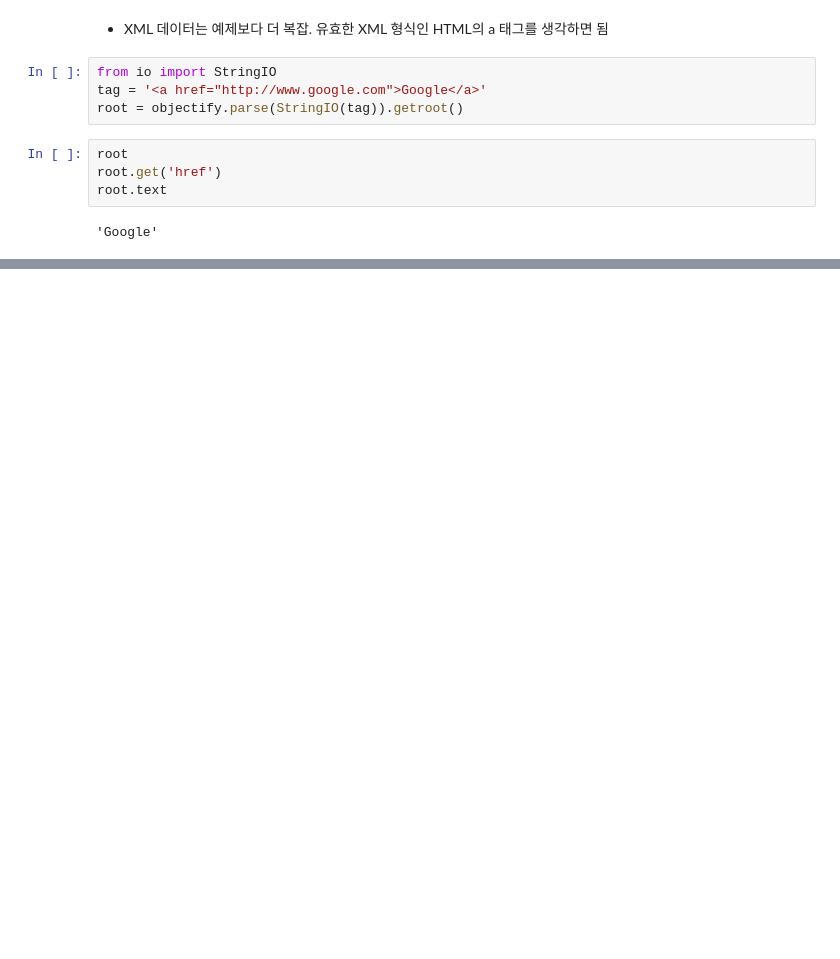
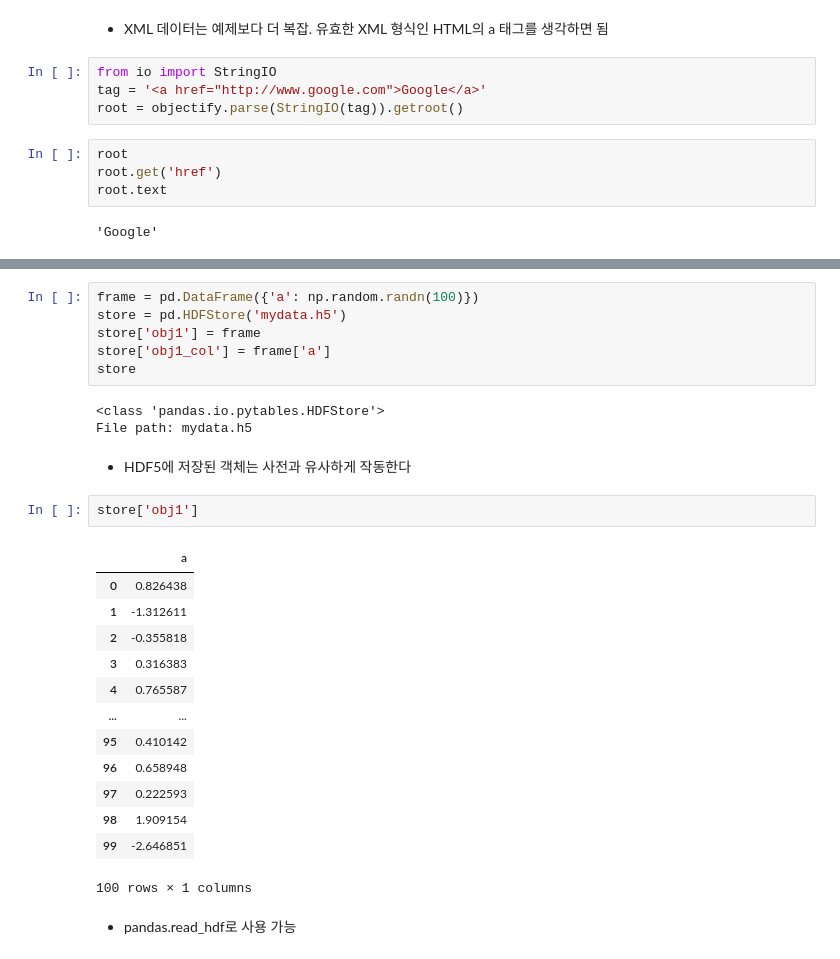
Before and after one commit to helloKH/Psypy, a Jupyter notebook: Psypy_Data Load & Preparations(Chapter 6 ~7).ipynb, the cells around one changed output, grey strips where cells are left out. Saved outputs shown, nothing was run; the diff lists cells and outputs as text; blank space fills up the shorter version.

```diff
--- a/Psypy_Data Load & Preparations(Chapter 6 ~7).ipynb
+++ b/Psypy_Data Load & Preparations(Chapter 6 ~7).ipynb
@@ -533,0 +559,29 @@ root.text
+# %%
+frame = pd.DataFrame({'a': np.random.randn(100)})
+store = pd.HDFStore('mydata.h5')
+store['obj1'] = frame
+store['obj1_col'] = frame['a']
+store
+# %% [output]
+<class 'pandas.io.pytables.HDFStore'>
+File path: mydata.h5
+# %% [markdown]
+- HDF5에 저장된 객체는 사전과 유사하게 작동한다
+# %%
+store['obj1']
+# %% [output]
+|  | a |
+| 0 | 0.826438 |
+| 1 | -1.312611 |
+| 2 | -0.355818 |
+| 3 | 0.316383 |
+| 4 | 0.765587 |
+| ... | ... |
+| 95 | 0.410142 |
+| 96 | 0.658948 |
+| 97 | 0.222593 |
+| 98 | 1.909154 |
+| 99 | -2.646851 |
+100 rows × 1 columns
+# %% [markdown]
+- pandas.read_hdf로 사용 가능
```
Also changed, not shown: parts of 32 cells of this notebook.
